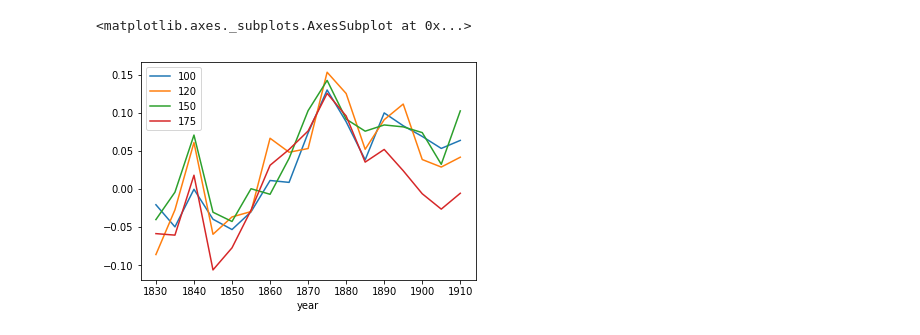
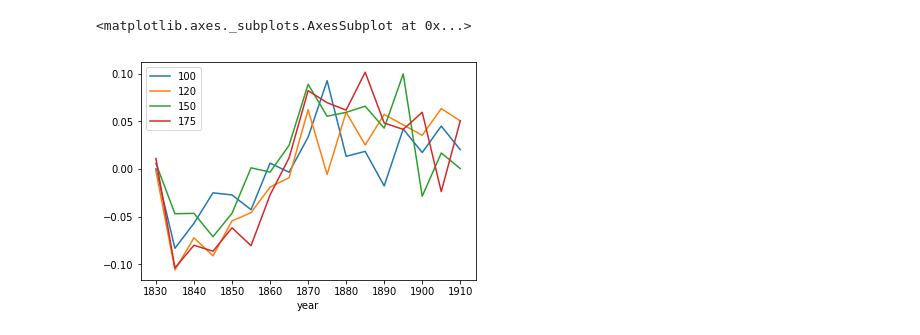
Before and after one commit to rubenros1795/thesis-the-foreign, a Jupyter notebook: Properties/PROP_cosine_similarity_scores.ipynb, the cells around one changed output. Drawn from its saved outputs; the diff is of its cells as text; code cells hidden in the pictures.

Commit message:
updates + regression script

```diff
--- a/Properties/PROP_cosine_similarity_scores.ipynb
+++ b/Properties/PROP_cosine_similarity_scores.ipynb
@@ -21,32 +21,37 @@ from gensim.models import KeyedVectors
 from numpy import array
 import matplotlib.pyplot as plt
 import numpy as np
+# %%
+year_interval = 5
+range_years = list(range(1830,1911,year_interval))
+word1 = "buitenland"
+word2 = "beweging"
 # %%
 list_scores = dict()
 
 for i in ["100", "120", "150", "175"]:
-    dr = "D://Scriptie//Data//models//5yp_s" + i
+    dr = "D://Scriptie//Data//models//" + str(year_interval) + "yp_s" + i
     os.chdir(dr)
     list_mod = glob.glob('*.bin')
 
     model_version_list = list()
 
-    for year in list(range(1830,1911,5)):
+    for year in range_years:
 
         mfn = [m for m in list_mod if int(m[0:4]) == year]
         model = KeyedVectors.load_word2vec_format(mfn[0], binary = True)
 
-        tmp = model.similarity('buitenland', 'beroeringen')
+        tmp = model.similarity(word1, word2)
         model_version_list.append(tmp)
 
     list_scores.update({i:model_version_list})
 
 dfr = pd.DataFrame(list_scores['100'], columns = ['100'])
 dfr['120'] = pd.DataFrame(list_scores['120'])
 dfr['150'] = pd.DataFrame(list_scores['150'])
 dfr['175'] = pd.DataFrame(list_scores['175'])
-dfr['year'] = list(range(1830,1911,5))
+dfr['year'] = range_years
 dfr.plot(x="year", y=["100", "120", "150", '175'], kind="line")
 # %% [output]
 <matplotlib.axes._subplots.AxesSubplot at 0x...>
-[figure, old version]
+[figure, new version]
```
Also changed, not shown: parts of 2 cells of this notebook, 13 other files.
